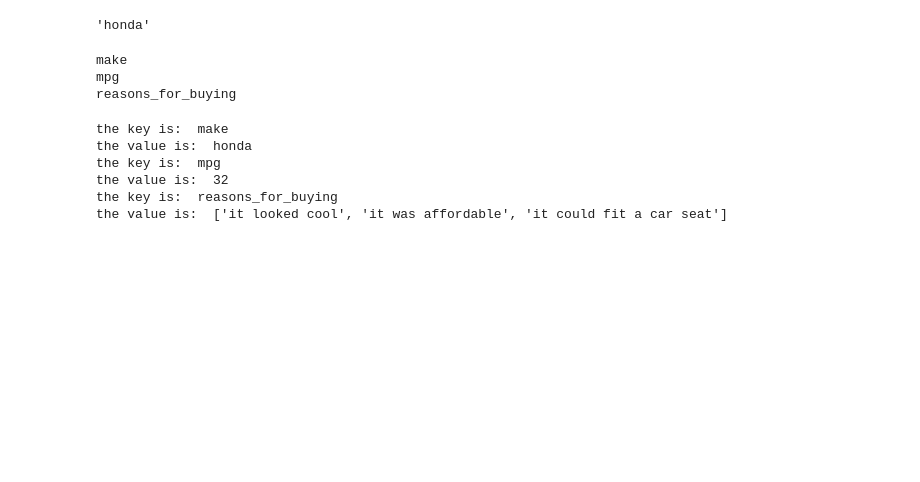
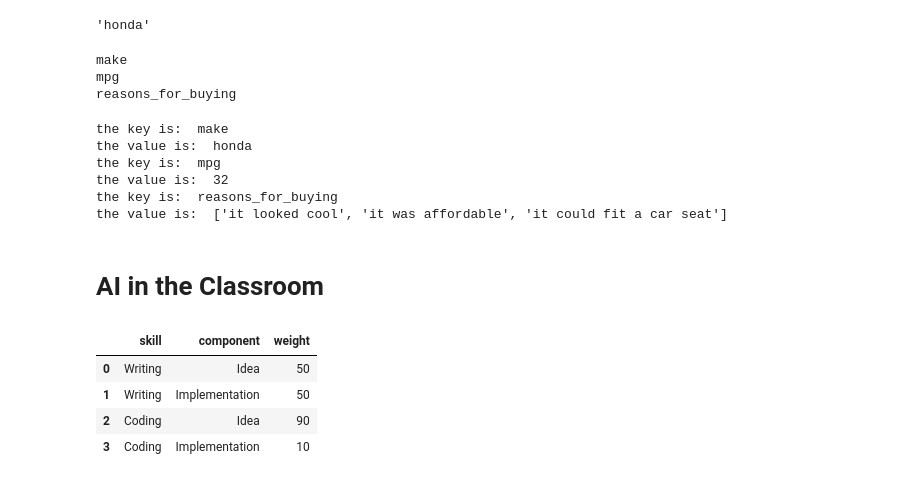
Before and after one commit to nickxscott/INFO658, a Jupyter notebook: notebooks/06_python.ipynb, the cells around one changed output. Drawn from its saved outputs; the diff is of its cells as text; code cells hidden in the pictures; blank space fills up the shorter version.

```diff
--- a/notebooks/06_python.ipynb
+++ b/notebooks/06_python.ipynb
@@ -247,3 +247,5 @@ the key is:  mpg
 the value is:  32
 the key is:  reasons_for_buying
 the value is:  ['it looked cool', 'it was affordable', 'it could fit a car seat']
+# %% [markdown]
+# AI in the Classroom
@@ -249,0 +257,17 @@ the value is:  ['it looked cool', 'it was affordable', 'it could fit a car seat'
+# %%
+
+#data={'skill':['writing', 'coding'], '}
+
+df=pd.DataFrame(columns=['skill', 'component', 'weight'])
+
+df.loc[0]=['Writing', 'Idea', 50]
+df.loc[1]=['Writing', 'Implementation', 50]
+df.loc[2]=['Coding', 'Idea', 90]
+df.loc[3]=['Coding', 'Implementation', 10]
+df
+# %% [output]
+|  | skill | component | weight |
+| 0 | Writing | Idea | 50 |
+| 1 | Writing | Implementation | 50 |
+| 2 | Coding | Idea | 90 |
+| 3 | Coding | Implementation | 10 |
```
Also changed, not shown: parts of 4 cells of this notebook, 2 other files.
